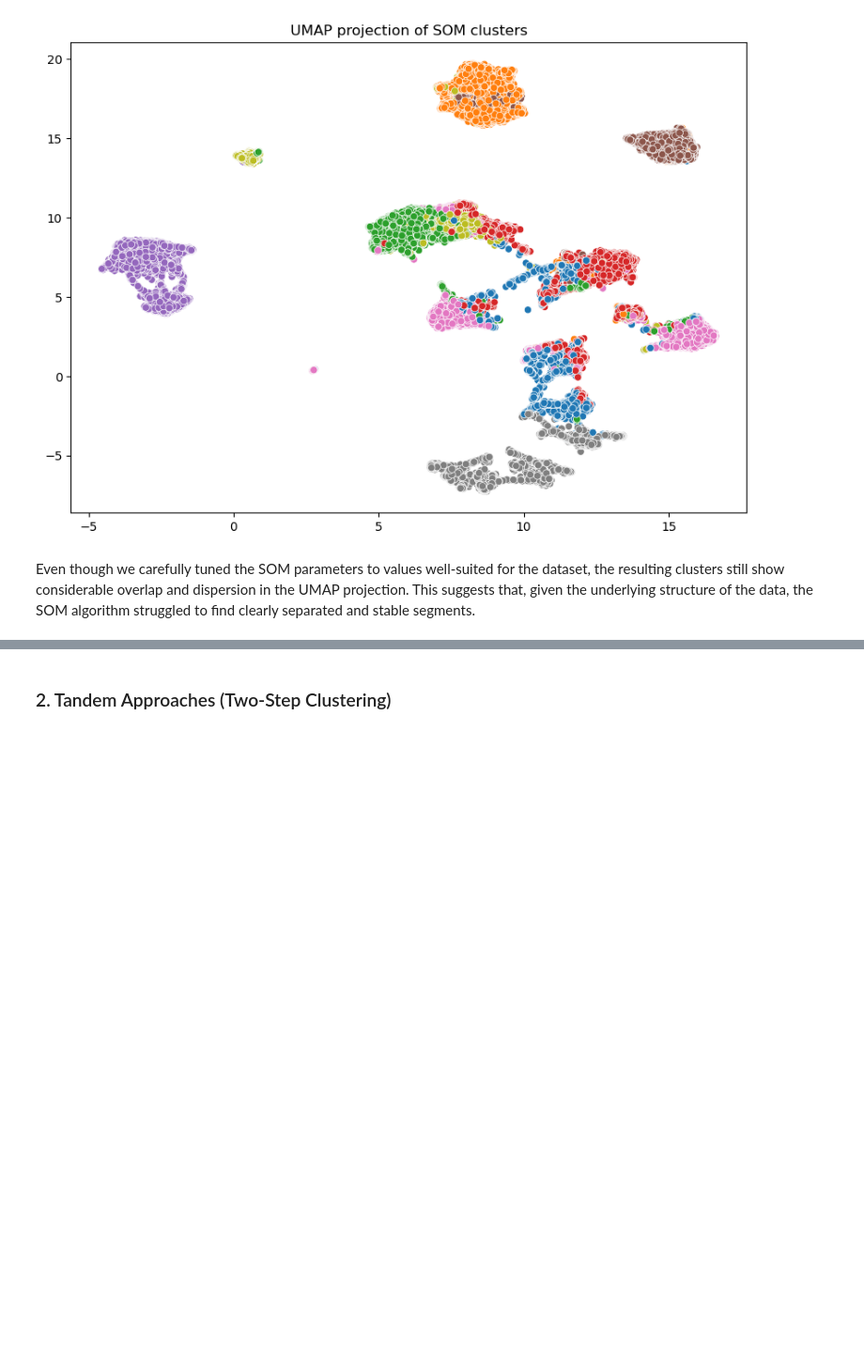
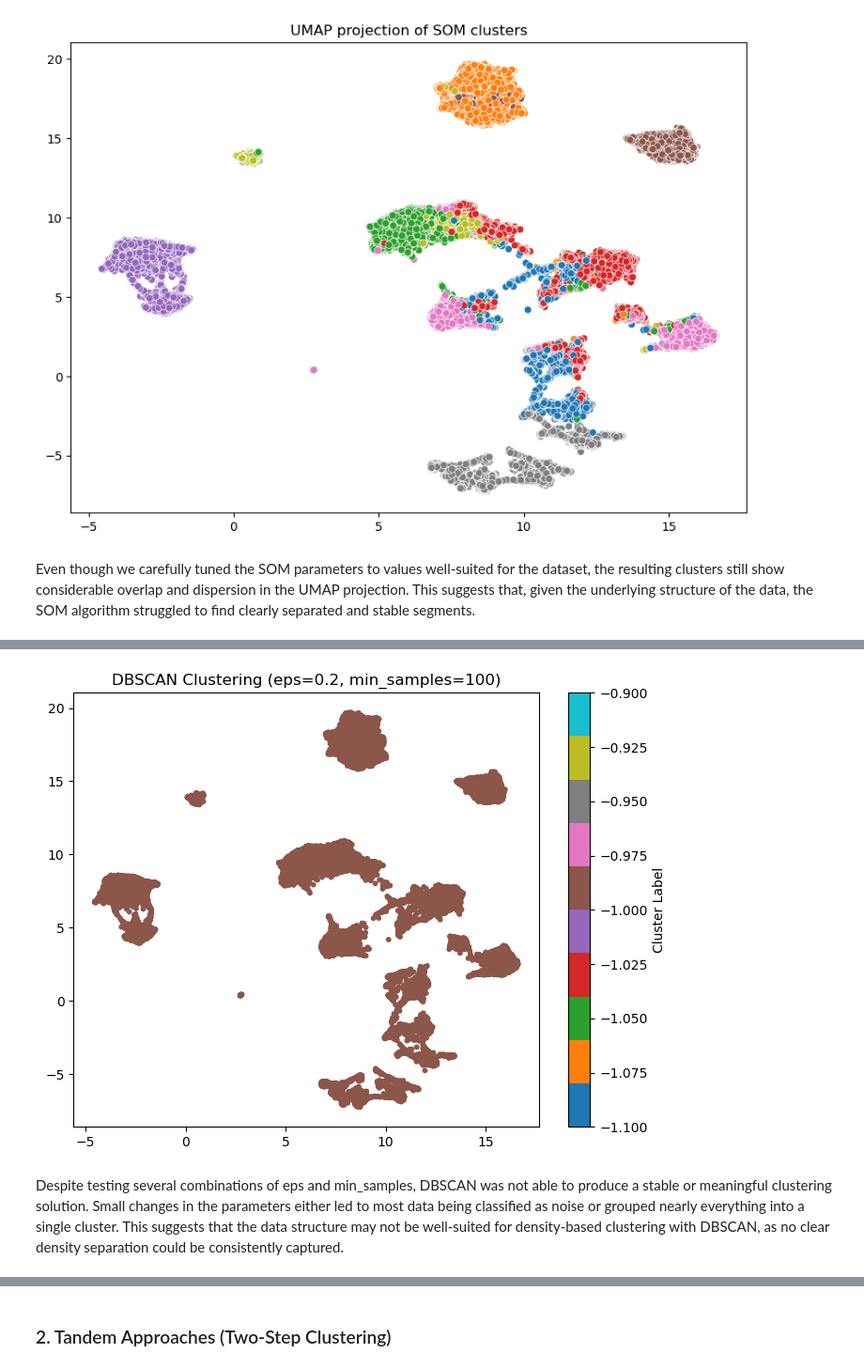
Before and after one commit to tiagocrz/ML-II-Customer-Segmentation, a Jupyter notebook: Notebooks/Clustering.ipynb, the cells around one changed output, grey strips where cells are left out. Shown at 94% size. Drawn from its saved outputs; the diff is of its cells as text; code cells hidden in the pictures; blank space fills up the shorter version.

```diff
--- a/Notebooks/Clustering.ipynb
+++ b/Notebooks/Clustering.ipynb
@@ -356,0 +479,25 @@ Even though we carefully tuned the SOM parameters to values well-suited for the
+# %%
+# Example of chosen parameters
+eps_chosen = 0.2
+min_samples_chosen = 100
+
+# Fit DBSCAN with chosen parameters
+db = DBSCAN(eps=eps_chosen, min_samples=min_samples_chosen)
+db.fit(clustering_customer_info)
+
+labels = db.labels_
+
+# Apply UMAP for 2D projection
+reducer = umap.UMAP(random_state=42)
+embedding = reducer.fit_transform(clustering_customer_info)
+
+# Plot UMAP projection colored by cluster labels
+plt.figure(figsize=(8,6))
+scatter = plt.scatter(embedding[:,0], embedding[:,1], c=labels, cmap='tab10', s=10)
+plt.title(f'DBSCAN Clustering (eps={eps_chosen}, min_samples={min_samples_chosen})')
+plt.colorbar(scatter, label='Cluster Label')
+plt.show()
+# %% [output]
+[figure, added]
+# %% [markdown]
+Despite testing several combinations of eps and min_samples, DBSCAN was not able to produce a stable or meaningful clustering solution. Small changes in the parameters either led to most data being classified as noise or grouped nearly everything into a single cluster. This suggests that the data structure may not be well-suited for density-based clustering with DBSCAN, as no clear density separation could be consistently captured.
```
Also changed, not shown: parts of 13 cells of this notebook.
